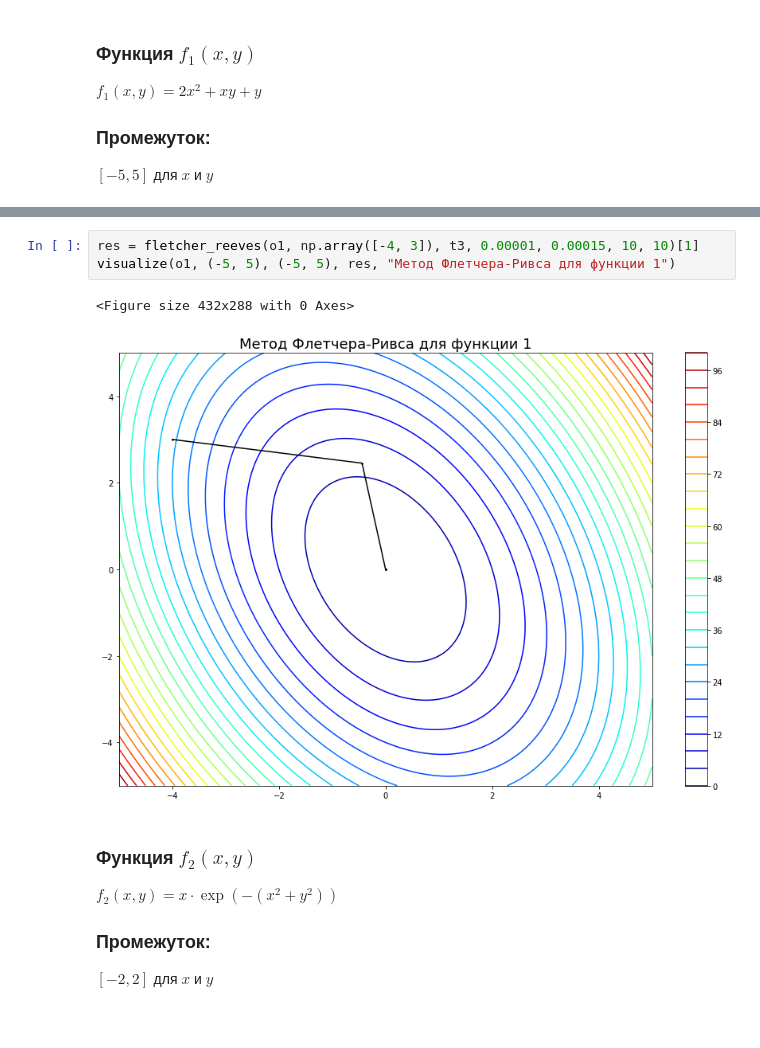
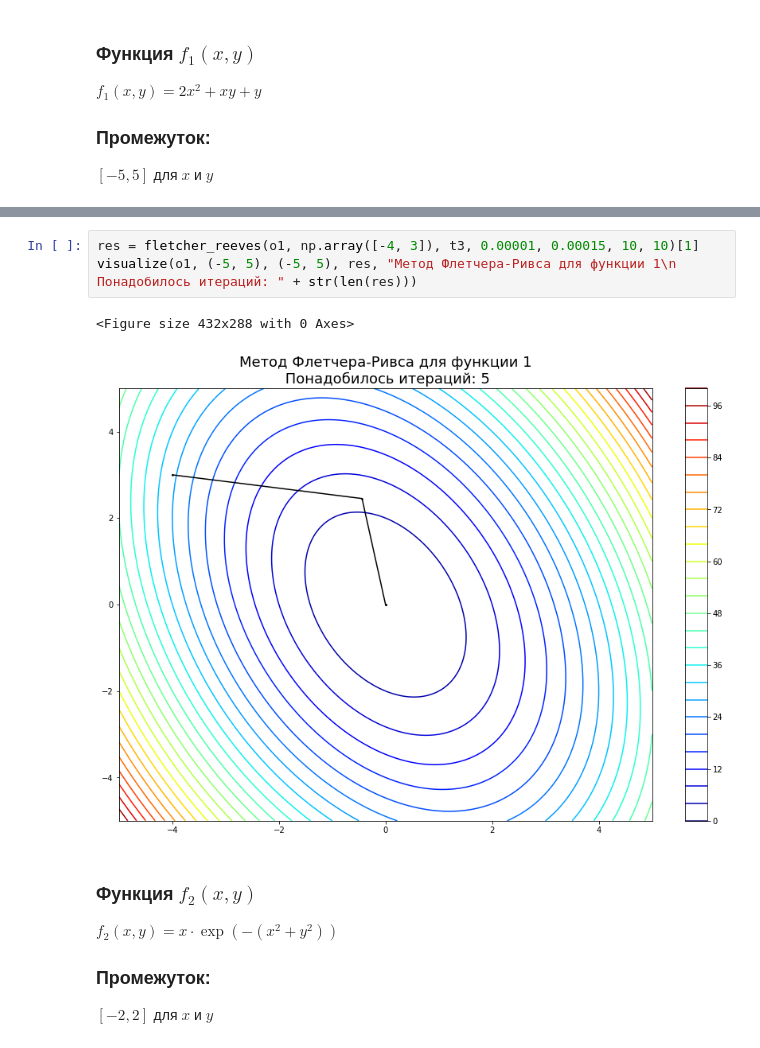
Before and after one commit to Ar4eR-ValerA/AppliedMath.IIISem, a Jupyter notebook: Lab2/visualization.ipynb, the cells around one changed output, grey strips where cells are left out. Cells and saved outputs as stored; diff of their text form.

```diff
--- a/Lab2/visualization.ipynb
+++ b/Lab2/visualization.ipynb
@@ -65,9 +65,9 @@ visualize(o1, (-5, 5), (-5, 5), res, "Градиентный спуск (пос
 # %%
 res = fletcher_reeves(o1, np.array([-4, 3]), t3, 0.00001, 0.00015, 10, 10)[1]
-visualize(o1, (-5, 5), (-5, 5), res, "Метод Флетчера-Ривса для функции 1")
+visualize(o1, (-5, 5), (-5, 5), res, "Метод Флетчера-Ривса для функции 1\n Понадобилось итераций: " + str(len(res)))
 # %% [output]
 <Figure size 432x288 with 0 Axes>
-[figure, old version]
+[figure, new version]
 # %% [markdown]
 ### Функция $f_2(x, y)$
 $f_2(x, y) = x \cdot \exp(-(x^2 + y^2))$
```
Also changed, not shown: parts of 7 cells of this notebook, 2 other files.
